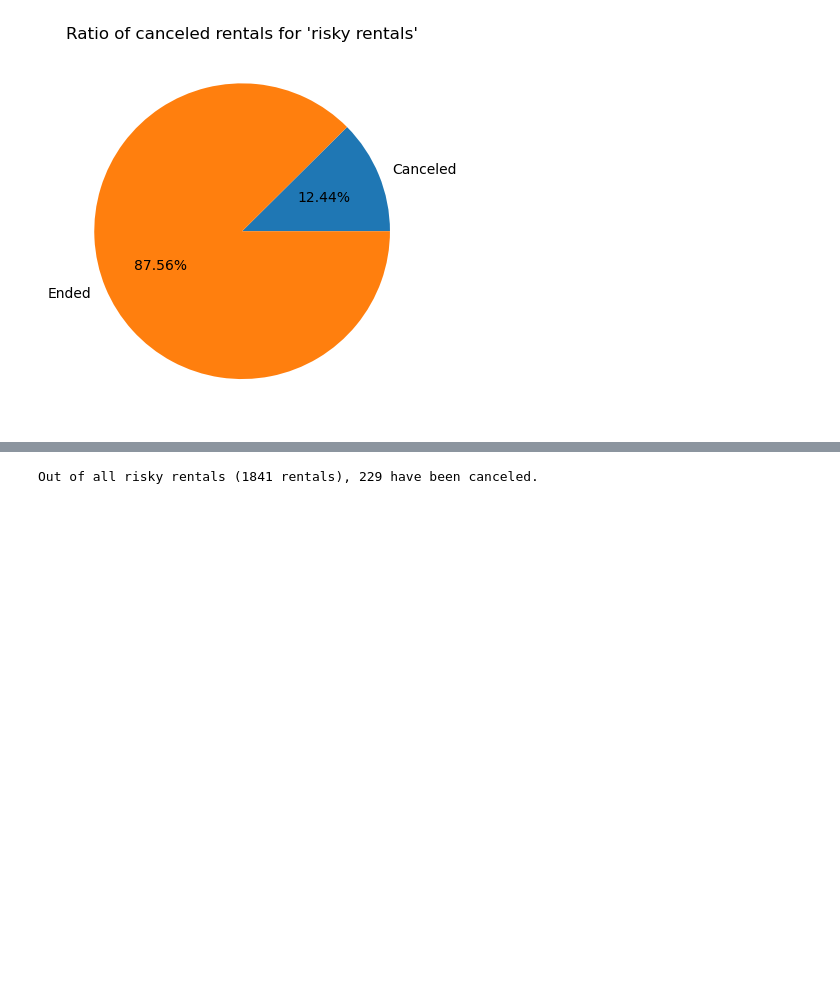
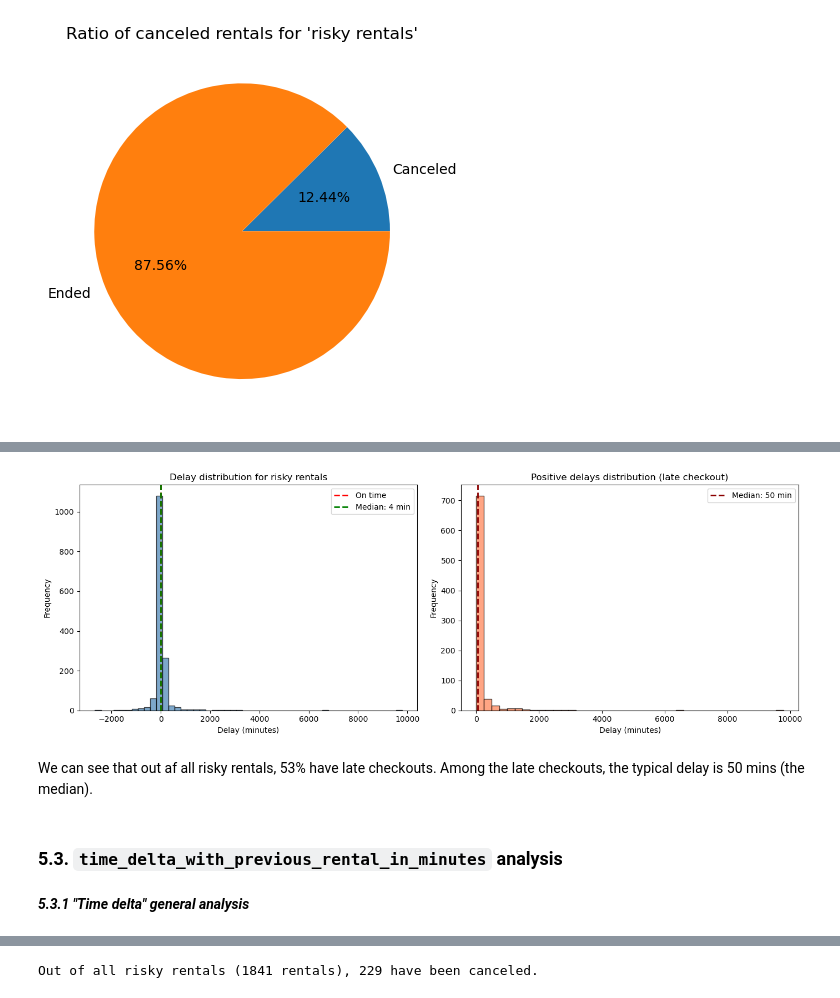
Before and after one commit to Mounia-Agronomist-Datascientist/Getaround_delay_analysis, a Jupyter notebook: NOTEBOOK/getaround_delay_analysis.ipynb, the cells around one changed output, grey strips where cells are left out. Cells and saved outputs as stored; diff of their text form; code cells hidden in the pictures; blank space fills up the shorter version.

Commit message:
Analysis of problematic situations

```diff
--- a/NOTEBOOK/getaround_delay_analysis.ipynb
+++ b/NOTEBOOK/getaround_delay_analysis.ipynb
@@ -408,0 +422,3 @@ The ratio of canceled rentals for consecutive rentals that can be impacted by a
+# %%
+delays_df =risky_rentals_df['delay_at_checkout_in_minutes'].dropna()
+delays_df.describe()
@@ -408,0 +457,34 @@ The ratio of canceled rentals for consecutive rentals that can be impacted by a
+# %%
+fig, axes = plt.subplots(1, 2, figsize=(14, 5))
+
+# Full distribution
+axes[0].hist(delays_df, bins=50, color='steelblue', edgecolor='black', alpha=0.7)
+axes[0].axvline(0, color='red', linestyle='--', linewidth=2, label='On time')
+axes[0].axvline(delays_df.median(), color='green', linestyle='--', linewidth=2,
+                label=f'Median: {delays_df.median():.0f} min')
+axes[0].set_xlabel('Delay (minutes)')
+axes[0].set_ylabel('Frequency')
+axes[0].set_title('Delay distribution for risky rentals')
+axes[0].legend()
+
+# Focus on late checkouts only
+late_delays = delays_df[delays_df > 0]
+axes[1].hist(late_delays, bins=40, color='coral', edgecolor='black', alpha=0.7)
+axes[1].axvline(late_delays.median(), color='darkred', linestyle='--', linewidth=2,
+                label=f'Median: {late_delays.median():.0f} min')
+axes[1].set_xlabel('Delay (minutes)')
+axes[1].set_ylabel('Frequency')
+axes[1].set_title('Positive delays distribution (late checkout)')
+axes[1].legend()
+
+
+plt.tight_layout()
+plt.show()
+# %% [output]
+[figure, added]
+# %% [markdown]
+We can see that out af all risky rentals, 53% have late checkouts. Among the late checkouts, the typical delay is 50 mins (the median).
+# %% [markdown]
+### **5.3. `time_delta_with_previous_rental_in_minutes` analysis** ###
+# %% [markdown]
+**_5.3.1 "Time delta" general analysis_**
```
Also changed, not shown: parts of 79 cells of this notebook.
